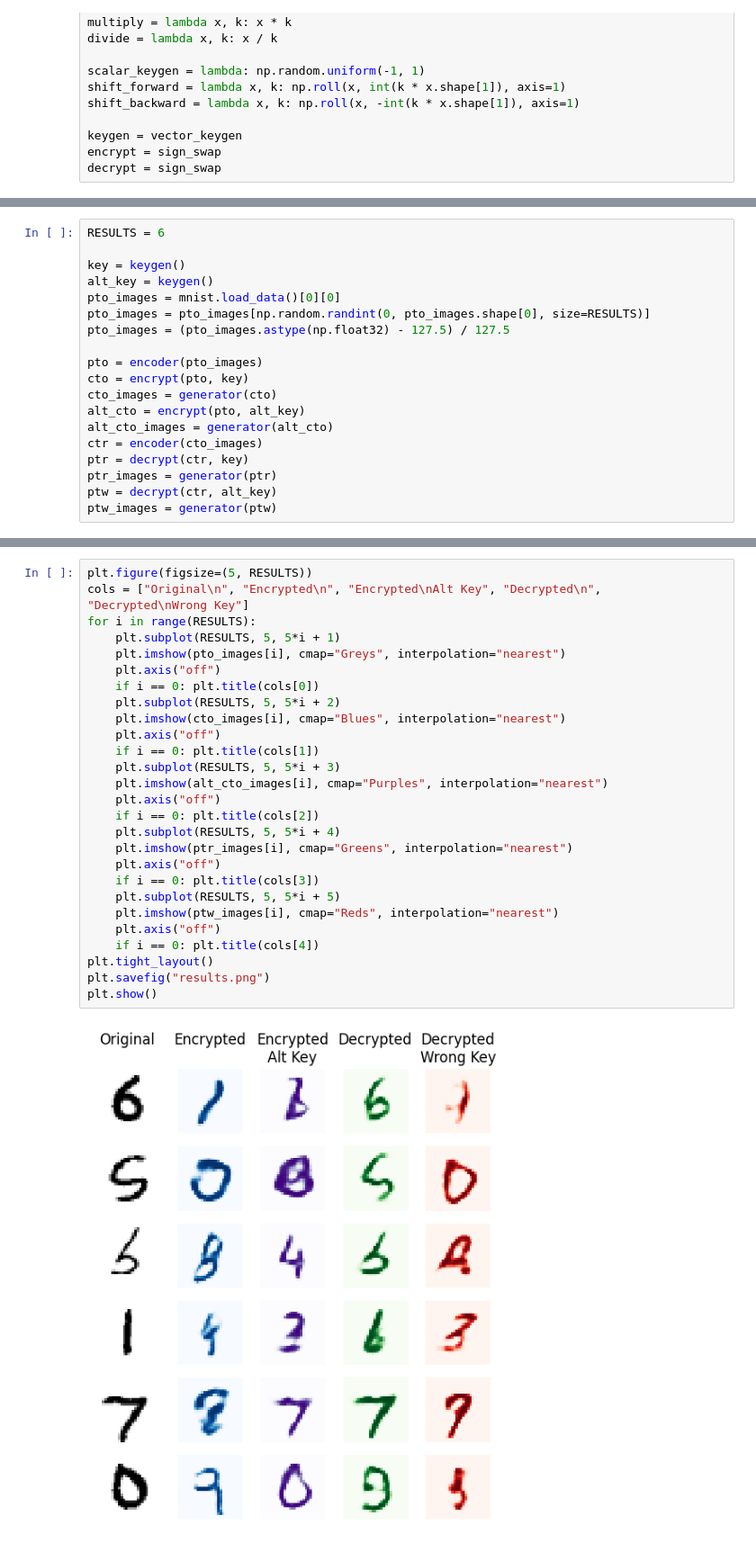
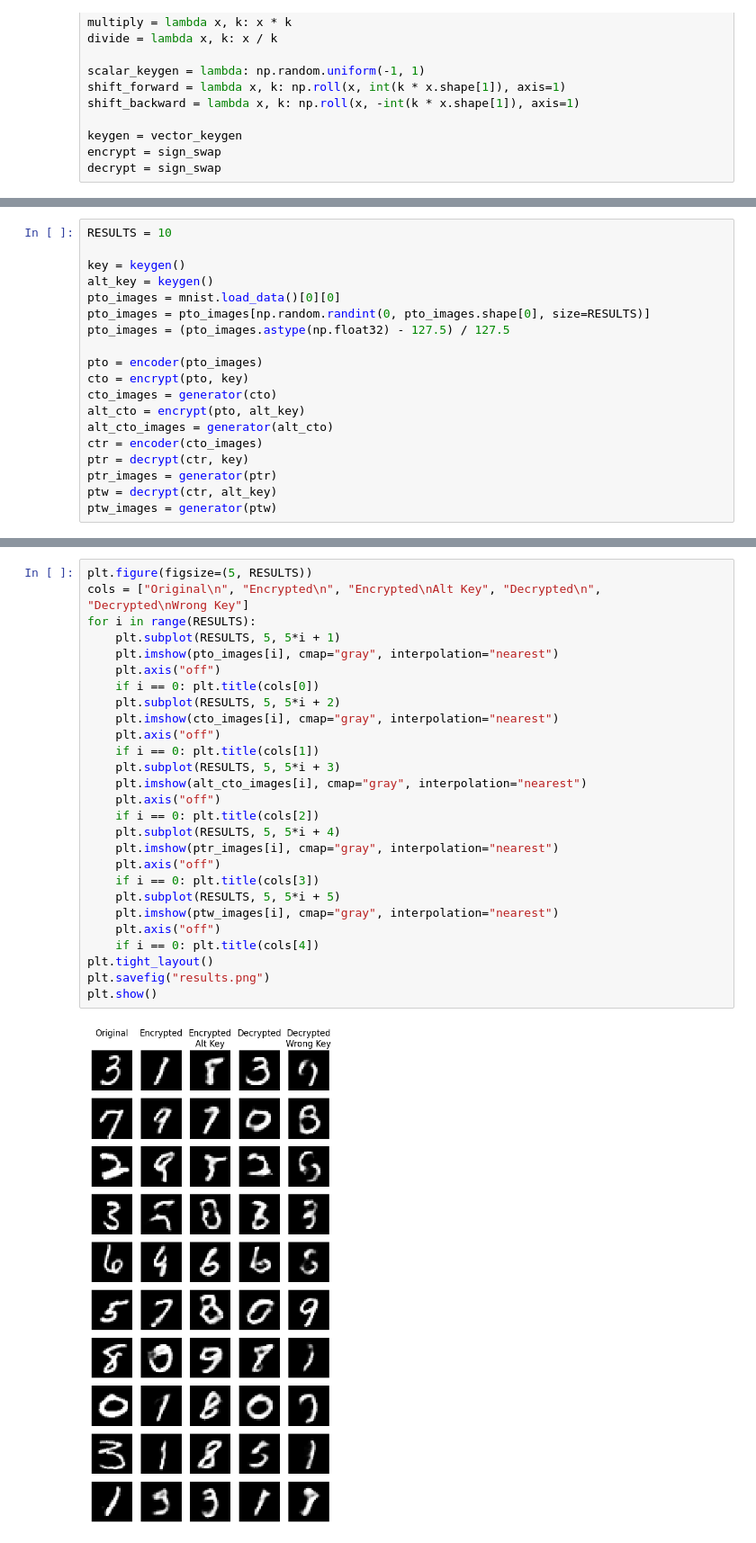
Before and after one commit to pythonian23/CPE, a Jupyter notebook: cpe.ipynb, the cells around one changed output, grey strips where cells are left out. Shown: that part at 90% size. Drawn from its saved outputs; the diff is of its cells as text.

```diff
--- a/cpe.ipynb
+++ b/cpe.ipynb
@@ -32,5 +32,5 @@ encoder = load_model("encoder.h5")
 # %%
-RESULTS = 6
+RESULTS = 10
 
 key = keygen()
 alt_key = keygen()
@@ -55,29 +55,29 @@ ptw_images = generator(ptw)
 # %%
 plt.figure(figsize=(5, RESULTS))
 cols = ["Original\n", "Encrypted\n", "Encrypted\nAlt Key", "Decrypted\n", "Decrypted\nWrong Key"]
 for i in range(RESULTS):
     plt.subplot(RESULTS, 5, 5*i + 1)
-    plt.imshow(pto_images[i], cmap="Greys", interpolation="nearest")
+    plt.imshow(pto_images[i], cmap="gray", interpolation="nearest")
     plt.axis("off")
     if i == 0: plt.title(cols[0])
     plt.subplot(RESULTS, 5, 5*i + 2)
-    plt.imshow(cto_images[i], cmap="Blues", interpolation="nearest")
+    plt.imshow(cto_images[i], cmap="gray", interpolation="nearest")
     plt.axis("off")
     if i == 0: plt.title(cols[1])
     plt.subplot(RESULTS, 5, 5*i + 3)
-    plt.imshow(alt_cto_images[i], cmap="Purples", interpolation="nearest")
+    plt.imshow(alt_cto_images[i], cmap="gray", interpolation="nearest")
     plt.axis("off")
     if i == 0: plt.title(cols[2])
     plt.subplot(RESULTS, 5, 5*i + 4)
-    plt.imshow(ptr_images[i], cmap="Greens", interpolation="nearest")
+    plt.imshow(ptr_images[i], cmap="gray", interpolation="nearest")
     plt.axis("off")
     if i == 0: plt.title(cols[3])
     plt.subplot(RESULTS, 5, 5*i + 5)
-    plt.imshow(ptw_images[i], cmap="Reds", interpolation="nearest")
+    plt.imshow(ptw_images[i], cmap="gray", interpolation="nearest")
     plt.axis("off")
     if i == 0: plt.title(cols[4])
 plt.tight_layout()
 plt.savefig("results.png")
 plt.show()
 # %% [output]
-[figure, old version]
+[figure, new version]
```
Also changed, not shown: parts of 3 cells of this notebook, 1 other file.
